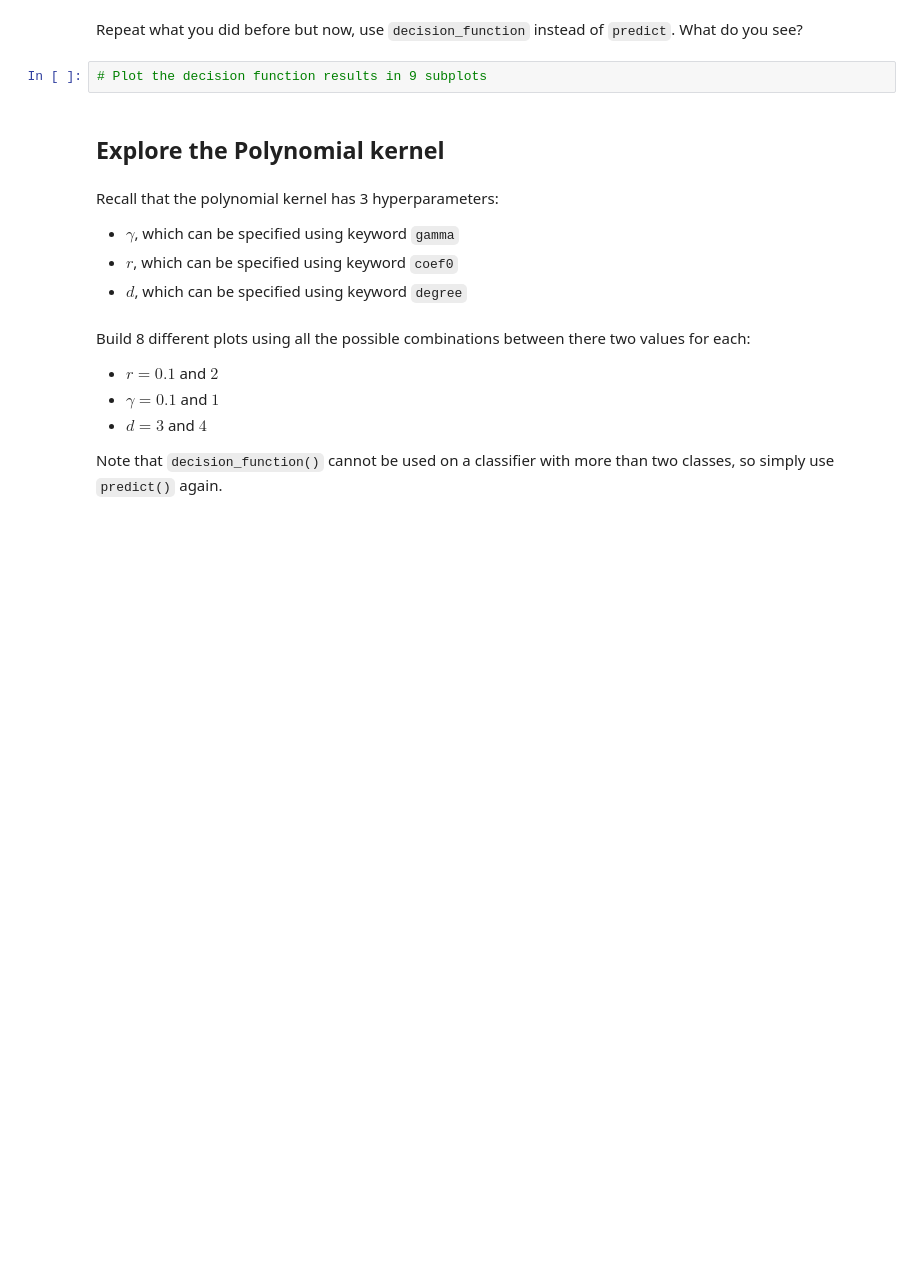
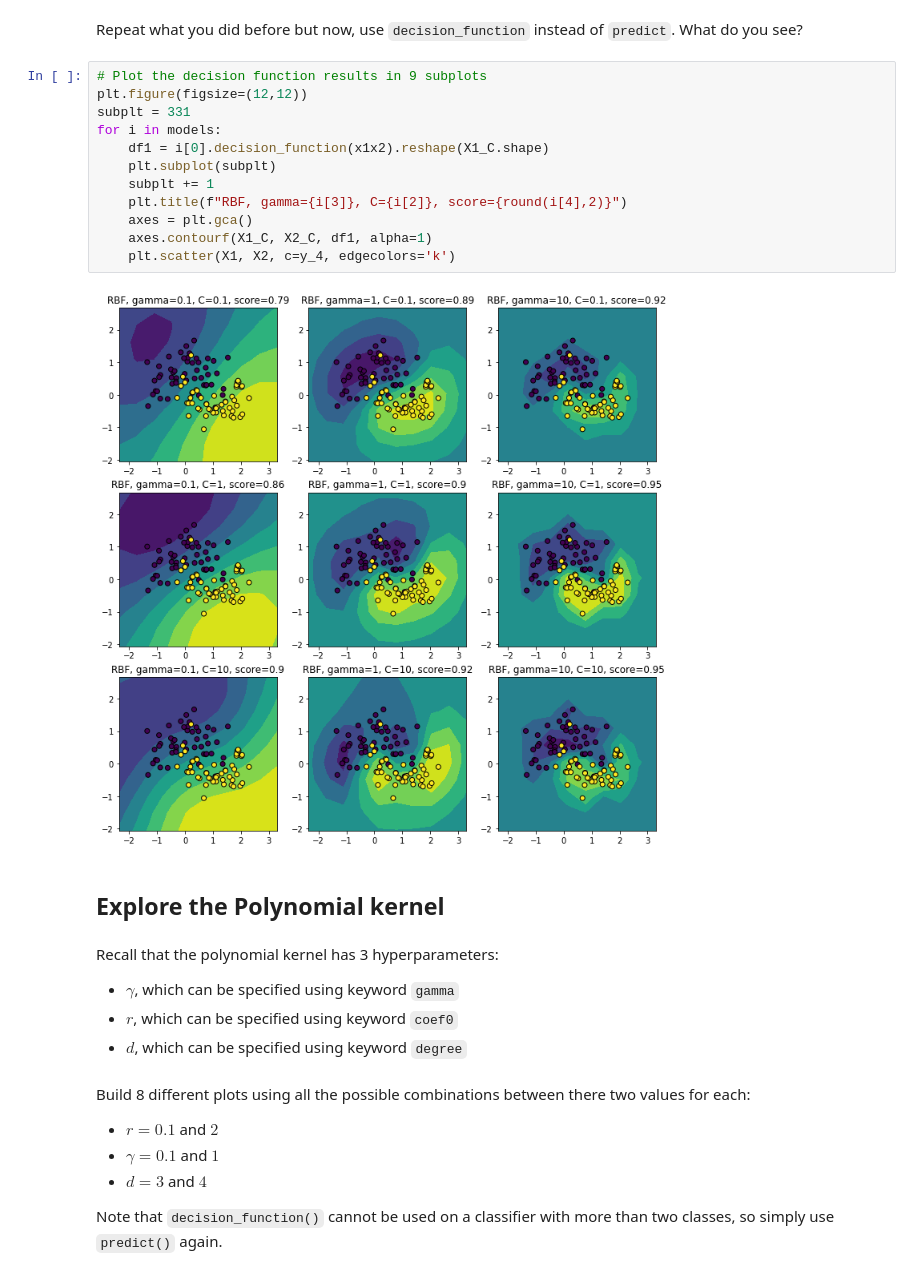
Before and after one commit to magnawhale/dsc-kernels-in-scikit-learn-lab-online-ds-ft-051319, a Jupyter notebook: index.ipynb, the cells around one changed output. Cells and saved outputs as stored; diff of their text form; blank space fills up the shorter version.

```diff
--- a/index.ipynb
+++ b/index.ipynb
@@ -56,7 +93,19 @@ Note that the score represents the percentage of correctly classified instances
 # %% [markdown]
 Repeat what you did before but now, use `decision_function` instead of `predict`. What do you see?
-# %%
-# Plot the decision function results in 9 subplots
+# %%
+# Plot the decision function results in 9 subplots
+plt.figure(figsize=(12,12))
+subplt = 331
+for i in models:
+    df1 = i[0].decision_function(x1x2).reshape(X1_C.shape)
+    plt.subplot(subplt)
+    subplt += 1
+    plt.title(f"RBF, gamma={i[3]}, C={i[2]}, score={round(i[4],2)}")
+    axes = plt.gca()
+    axes.contourf(X1_C, X2_C, df1, alpha=1)
+    plt.scatter(X1, X2, c=y_4, edgecolors='k')
+# %% [output]
+[figure, added]
 # %% [markdown]
 ## Explore the Polynomial kernel
 # %% [markdown]
```
Also changed, not shown: parts of 36 cells of this notebook.
